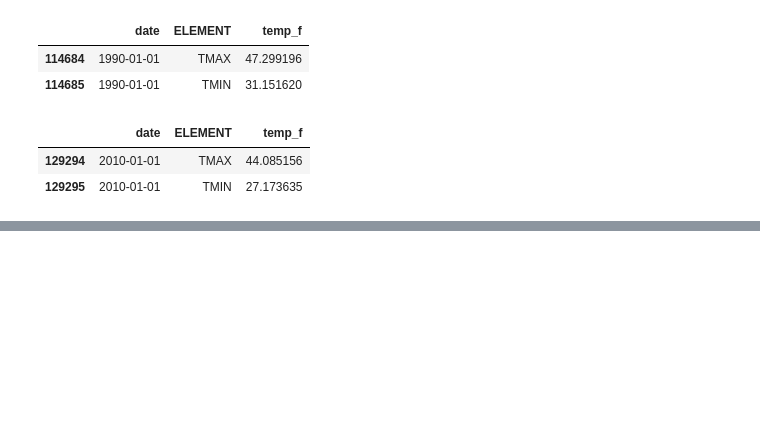
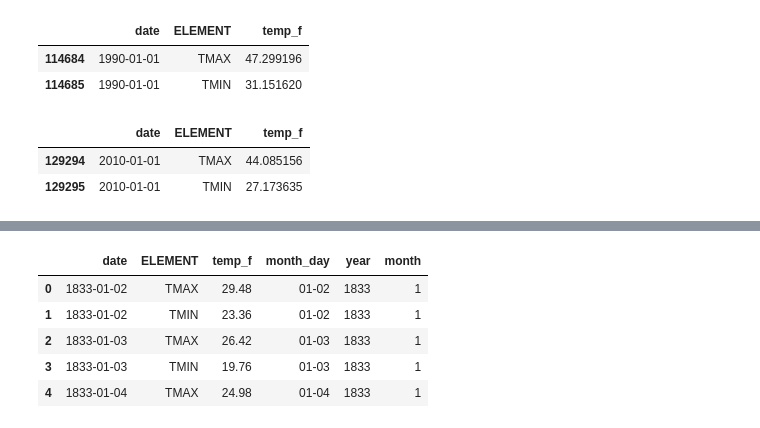
Before and after one commit to gautsi/climate, a Jupyter notebook: notebooks/ghcn_avg.ipynb, the cells around one changed output, grey strips where cells are left out. Saved outputs shown, nothing was run; the diff lists cells and outputs as text; code cells hidden in the pictures; blank space fills up the shorter version.

```diff
--- a/notebooks/ghcn_avg.ipynb
+++ b/notebooks/ghcn_avg.ipynb
@@ -79,0 +97,9 @@ for i in range(10):
+# %%
+avg_temp_df.head()
+# %% [output]
+|  | date | ELEMENT | temp_f | month_day | year | month |
+| 0 | 1833-01-02 | TMAX | 29.48 | 01-02 | 1833 | 1 |
+| 1 | 1833-01-02 | TMIN | 23.36 | 01-02 | 1833 | 1 |
+| 2 | 1833-01-03 | TMAX | 26.42 | 01-03 | 1833 | 1 |
+| 3 | 1833-01-03 | TMIN | 19.76 | 01-03 | 1833 | 1 |
+| 4 | 1833-01-04 | TMAX | 24.98 | 01-04 | 1833 | 1 |
```
Also changed, not shown: parts of 8 cells of this notebook, 1 other file.
